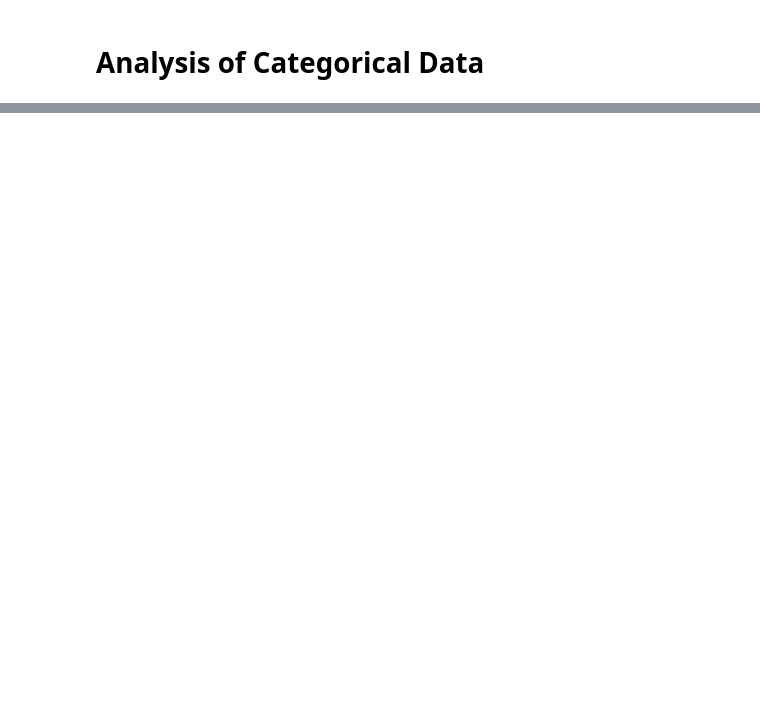
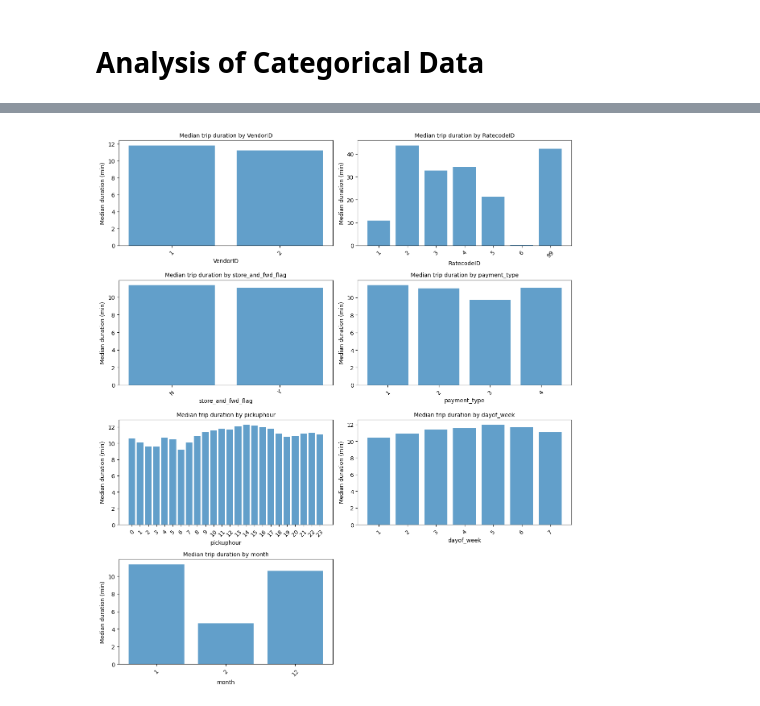
Before and after one commit to codehass/smart-logi-track-API, a Jupyter notebook: ml/notebooks/exploration.ipynb, the cells around one changed output, grey strips where cells are left out. Cells and saved outputs as stored; diff of their text form; code cells hidden in the pictures; blank space fills up the shorter version.

Commit message:
eda for categorical data

```diff
--- a/ml/notebooks/exploration.ipynb
+++ b/ml/notebooks/exploration.ipynb
@@ -397,3 +431,49 @@ plt.show()
+# %%
+columns = ["VendorID", "RatecodeID", "store_and_fwd_flag", "payment_type","pickuphour","dayof_week","month"]
+df_categorical = df.select("VendorID", "RatecodeID", "store_and_fwd_flag", "payment_type","pickuphour","dayof_week","month", "trip_duration")
 # %%
-# unique = df.select("Airport_fee").distinct()
-# unique.show()
+from pyspark.sql.functions import expr
+
+pdfs = {}
+
+for col_name in columns:
+    agg_df = (
+        df.groupBy(col_name)
+          .agg(expr("percentile_approx(trip_duration, 0.5)").alias("median_trip_duration"))
+          .orderBy(col_name)
+    )
+
+    # convert ONLY the aggregated result
+    pdfs[col_name] = agg_df.toPandas()
+# %%
+import matplotlib.pyplot as plt
+import math
+
+n_cols = 2
+n_rows = math.ceil(len(columns) / n_cols)
+
+fig, axes = plt.subplots(n_rows, n_cols, figsize=(12, 14))
+axes = axes.flatten()
+
+for i, col_name in enumerate(columns):
+    pdf = pdfs[col_name]
+
+    axes[i].bar(
+        pdf[col_name].astype(str),
+        pdf["median_trip_duration"],
+        alpha=0.7
+    )
+
+    axes[i].set_title(f"Median trip duration by {col_name}", fontsize=10)
+    axes[i].set_xlabel(col_name)
+    axes[i].set_ylabel("Median duration (min)")
+    axes[i].tick_params(axis="x", rotation=45)
+
+# remove empty plots
+for j in range(i + 1, len(axes)):
+    fig.delaxes(axes[j])
+
+plt.tight_layout()
+plt.show()
+# %% [output]
+[figure, added]
```
Also changed, not shown: parts of 23 cells of this notebook.
